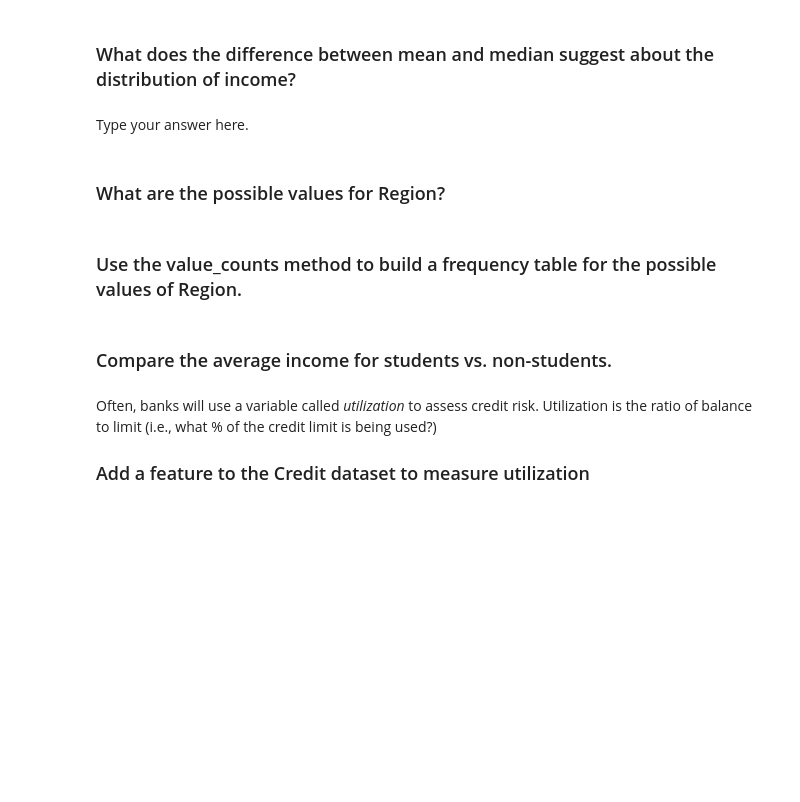
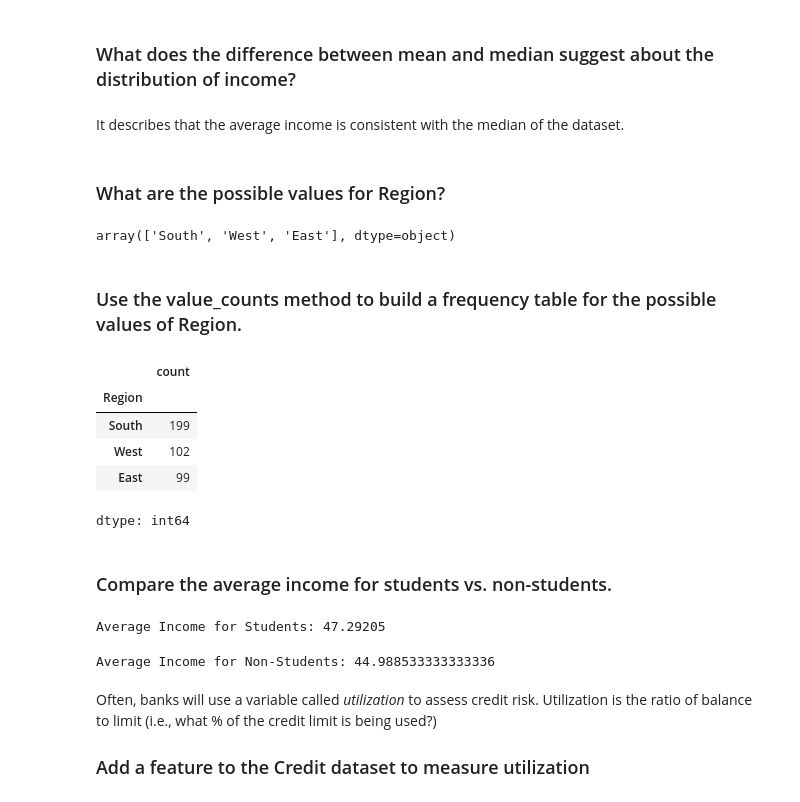
Before and after one commit to hmbirmingham/code_2600, a Jupyter notebook: mod01_review.ipynb, the cells around one changed output. Drawn from its saved outputs; the diff is of its cells as text; code cells hidden in the pictures; blank space fills up the shorter version.

```diff
--- a/mod01_review.ipynb
+++ b/mod01_review.ipynb
@@ -48,13 +93,36 @@ Older =
 # %% [markdown]
 ### What does the difference between mean and median suggest about the distribution of income?
 # %% [markdown]
-Type your answer here.
+It describes that the average income is consistent with the median of the dataset.
 # %% [markdown]
 ### What are the possible values for Region?
+# %%
+Credit['Region'].unique()
+# %% [output]
+array(['South', 'West', 'East'], dtype=object)
 # %% [markdown]
 ### Use the value_counts method to build a frequency table for the possible values of Region.
+# %%
+Credit['Region'].value_counts()
+# %% [output]
+|  | count |
+| Region |  |
+| South | 199 |
+| West | 102 |
+| East | 99 |
+dtype: int64
 # %% [markdown]
 ### Compare the average income for students vs. non-students.
+# %%
+student_income = Credit[Credit['Student'] == 'Yes']['Income'].mean()
+print(f"Average Income for Students: {student_income}")
+# %% [output]
+Average Income for Students: 47.29205
+# %%
+non_student_income = Credit[Credit['Student'] == 'No']['Income'].mean()
+print(f"Average Income for Non-Students: {non_student_income}")
+# %% [output]
+Average Income for Non-Students: 44.988533333333336
 # %% [markdown]
 Often, banks will use a variable called _utilization_ to assess credit risk.
 Utilization is the ratio of balance to limit (i.e., what % of the credit limit is being used?)
```
Also changed, not shown: parts of 15 cells of this notebook.
